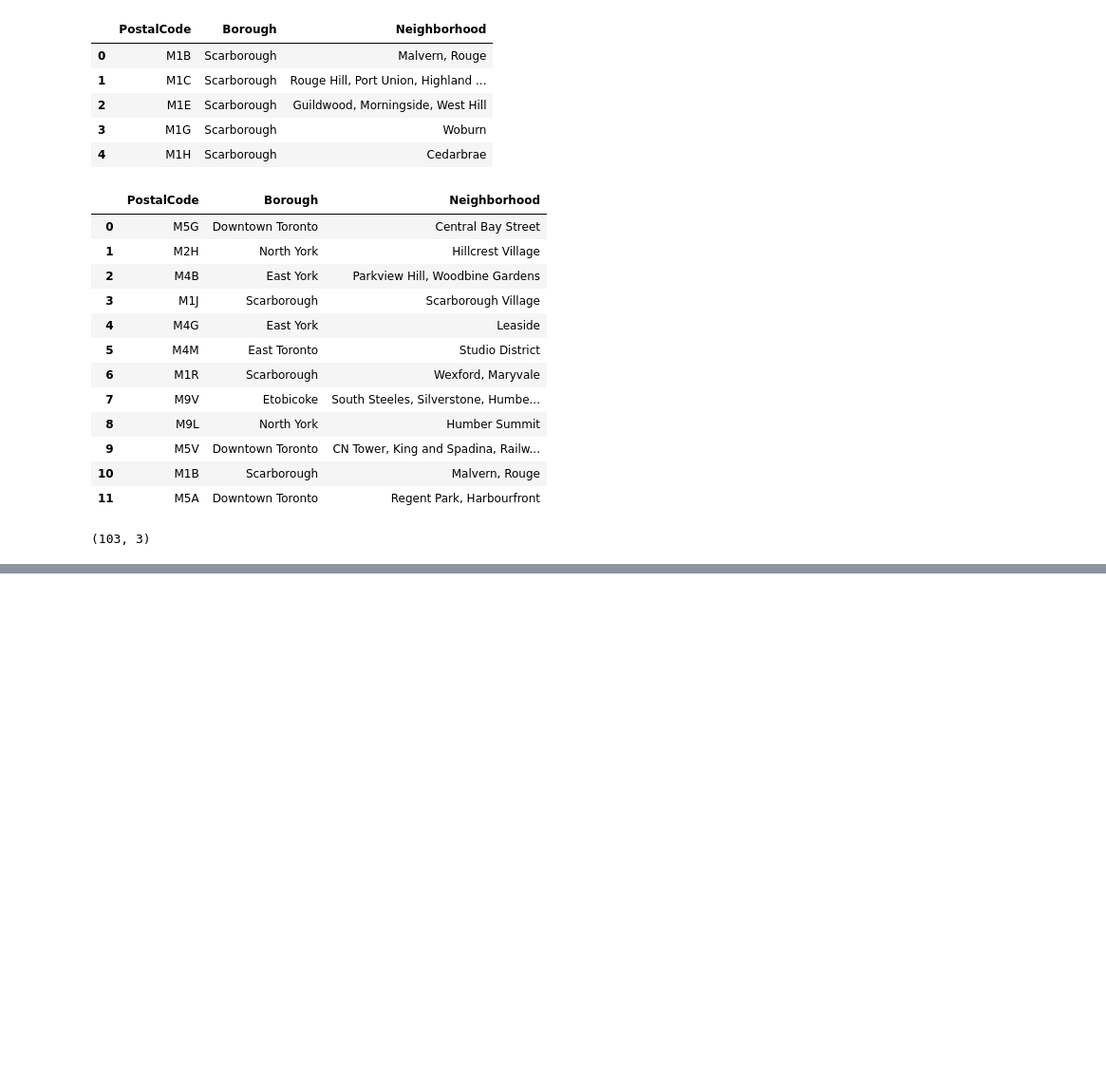
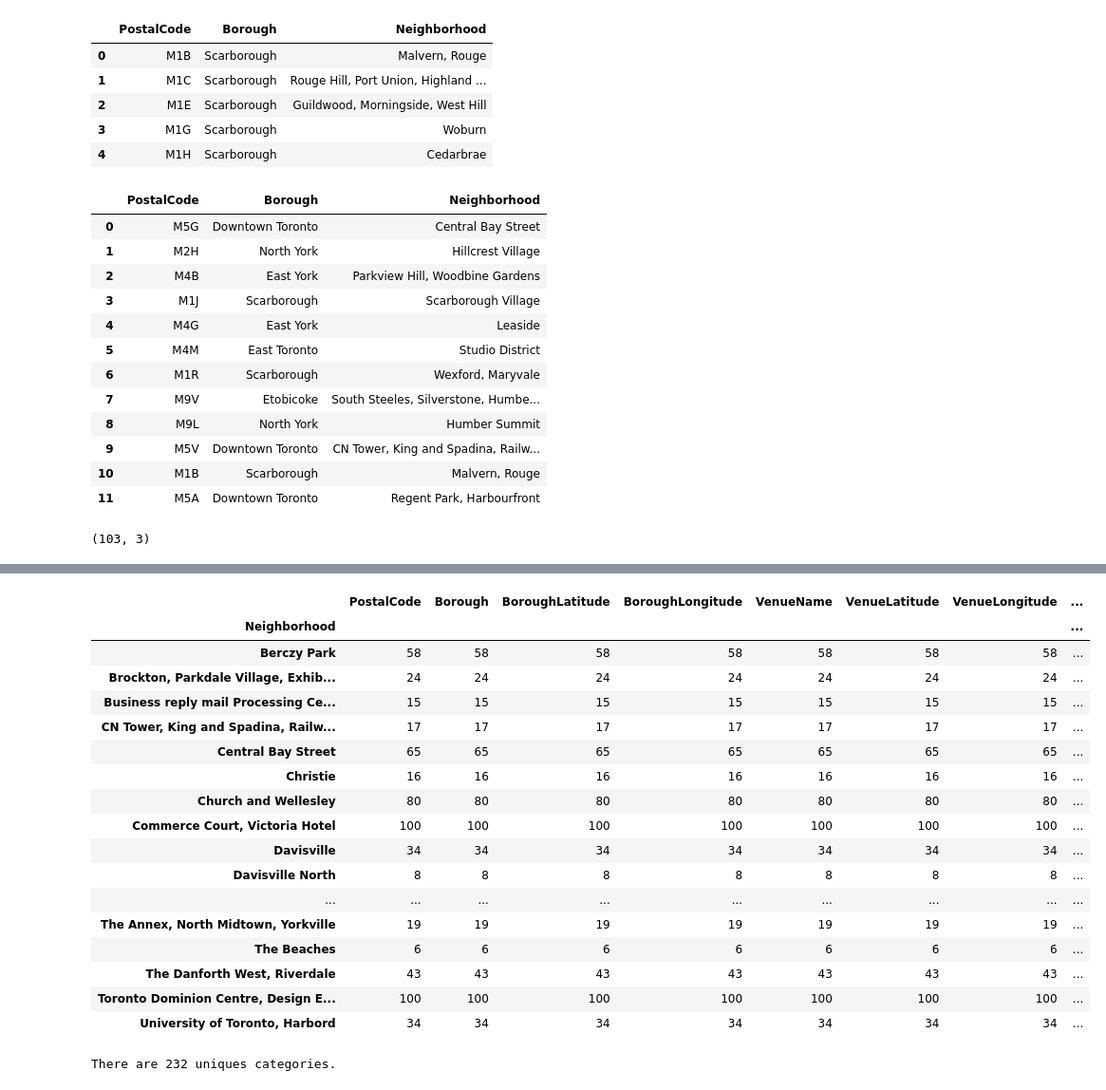
Before and after one commit to jojobear88/Coursera_Capstone, a Jupyter notebook: Week3_Assignment.ipynb, the cells around one changed output, grey strips where cells are left out. Shown at 95% size. Saved outputs shown, nothing was run; the diff lists cells and outputs as text; code cells hidden in the pictures; blank space fills up the shorter version.

```diff
--- a/Week3_Assignment.ipynb
+++ b/Week3_Assignment.ipynb
@@ -147,0 +174,4 @@ toronto_df_grouped.shape
+# %%
+# merge two table on the column "PostalCode"
+toronto_df_new = toronto_df_grouped.merge(coordinates, on="PostalCode", how="left")
+toronto_df_new.head()
@@ -147,0 +304,39 @@ toronto_df_grouped.shape
+# %%
+radius = 500
+LIMIT = 100
+
+venues = []
+
+for lat, long, post, borough, neighborhood in zip(toronto_df_new['Latitude'], toronto_df_new['Longitude'], toronto_df_new['PostalCode'], toronto_df_new['Borough'], toronto_df_new['Neighborhood']):
+    url = "https://api.foursquare.com/v2/venues/explore?client_id={}&client_secret={}&v={}&ll={},{}&radius={}&limit={}".format(
+        CLIENT_ID,
+        CLIENT_SECRET,
+        VERSION,
+        lat,
+        long,
+        radius,
+        LIMIT)
+
+    results = requests.get(url).json()["response"]['groups'][0]['items']
+
+    for venue in results:
+        venues.append((
+            post,
+            borough,
+            neighborhood,
+            lat,
+            long,
+            venue['venue']['name'],
+            venue['venue']['location']['lat'],
+            venue['venue']['location']['lng'],
+            venue['venue']['categories'][0]['name']))
+# %%
+# convert the venues list into a new DataFrame
+toronto_venues = pd.DataFrame(venues)
+
+# define the column names
+toronto_venues.columns = ['PostalCode', 'Borough', 'Neighborhood', 'BoroughLatitude', 'BoroughLongitude', 'VenueName', 'VenueLatitude', 'VenueLongitude', 'VenueCategory']
+
+# check the size of the resulting dataframe
+print(toronto_venues.shape)
+toronto_venues.head()
@@ -147,0 +351,25 @@ toronto_df_grouped.shape
+# %%
+toronto_venues.groupby('Neighborhood').count()
+# %% [output]
+|  | PostalCode | Borough | BoroughLatitude | BoroughLongitude | VenueName | VenueLatitude | VenueLongitude | ... |
+| Neighborhood |  |  |  |  |  |  |  | ... |
+| Berczy Park | 58 | 58 | 58 | 58 | 58 | 58 | 58 | ... |
+| Brockton, Parkdale Village, Exhib... | 24 | 24 | 24 | 24 | 24 | 24 | 24 | ... |
+| Business reply mail Processing Ce... | 15 | 15 | 15 | 15 | 15 | 15 | 15 | ... |
+| CN Tower, King and Spadina, Railw... | 17 | 17 | 17 | 17 | 17 | 17 | 17 | ... |
+| Central Bay Street | 65 | 65 | 65 | 65 | 65 | 65 | 65 | ... |
+| Christie | 16 | 16 | 16 | 16 | 16 | 16 | 16 | ... |
+| Church and Wellesley | 80 | 80 | 80 | 80 | 80 | 80 | 80 | ... |
+| Commerce Court, Victoria Hotel | 100 | 100 | 100 | 100 | 100 | 100 | 100 | ... |
+| Davisville | 34 | 34 | 34 | 34 | 34 | 34 | 34 | ... |
+| Davisville North | 8 | 8 | 8 | 8 | 8 | 8 | 8 | ... |
+| ... | ... | ... | ... | ... | ... | ... | ... | ... |
+| The Annex, North Midtown, Yorkville | 19 | 19 | 19 | 19 | 19 | 19 | 19 | ... |
+| The Beaches | 6 | 6 | 6 | 6 | 6 | 6 | 6 | ... |
+| The Danforth West, Riverdale | 43 | 43 | 43 | 43 | 43 | 43 | 43 | ... |
+| Toronto Dominion Centre, Design E... | 100 | 100 | 100 | 100 | 100 | 100 | 100 | ... |
+| University of Toronto, Harbord | 34 | 34 | 34 | 34 | 34 | 34 | 34 | ... |
+# %%
+print('There are {} uniques categories.'.format(len(toronto_venues['VenueCategory'].unique())))
+# %% [output]
+There are 232 uniques categories.
```
Also changed, not shown: parts of 29 cells of this notebook.
